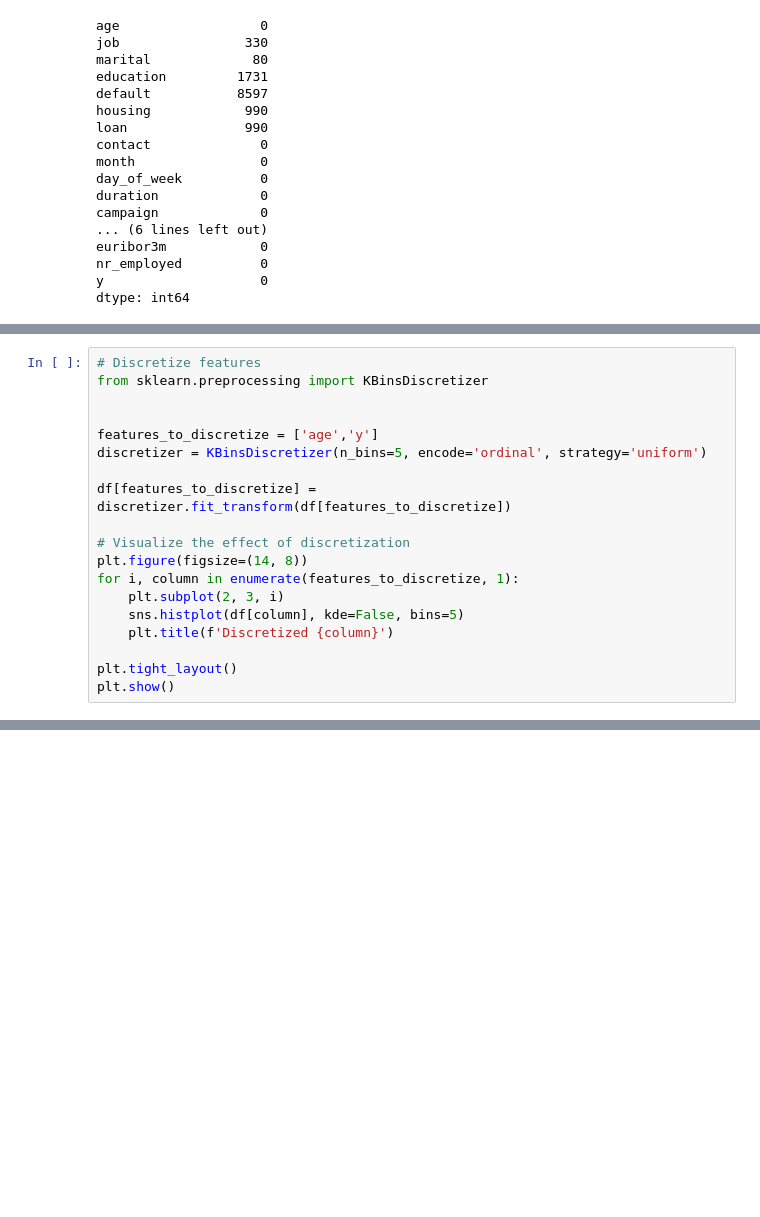
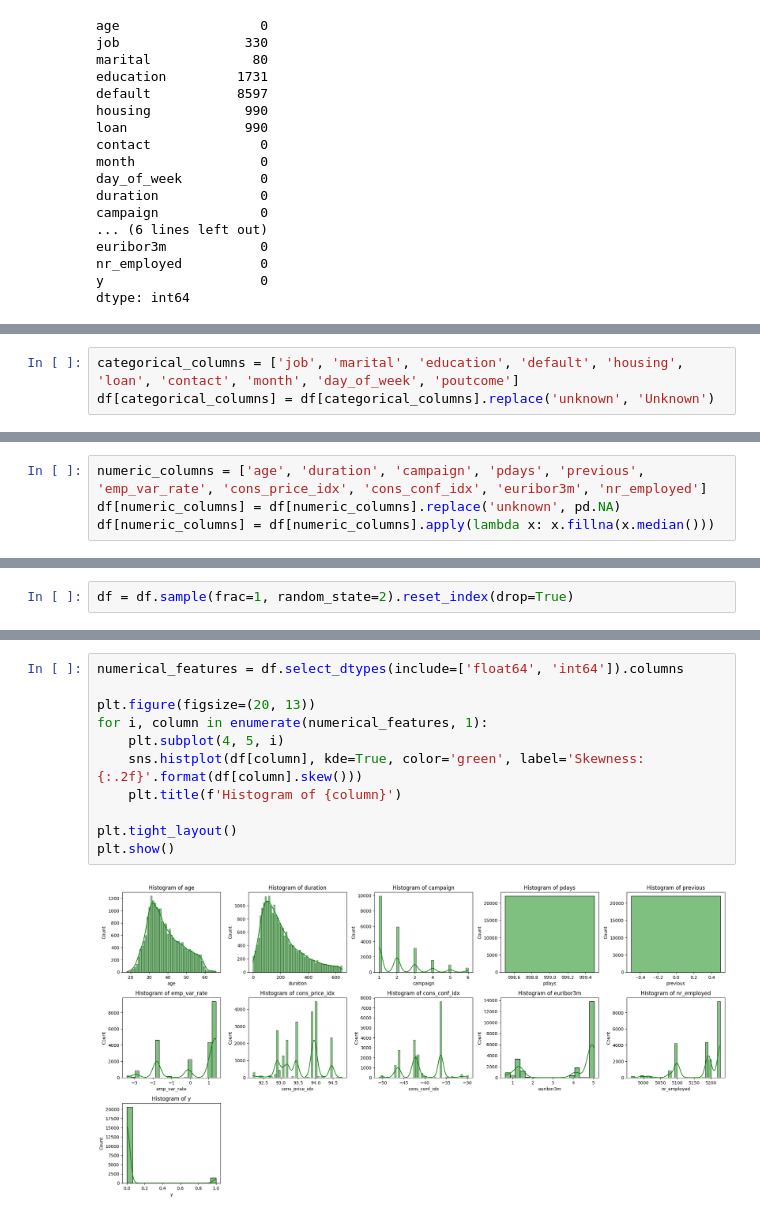
Before and after one commit to hasithaPerera2002/machine-learning-cw, a Jupyter notebook: Solution_Student_2022_P_1123.ipynb, the cells around one changed output, grey strips where cells are left out. Cells and saved outputs as stored; diff of their text form; blank space fills up the shorter version.

```diff
--- a/Solution_Student_2022_P_1123.ipynb
+++ b/Solution_Student_2022_P_1123.ipynb
@@ -291,19 +97,0 @@ memory usage: 3.0 MB
-# %%
-# Discretize features
-from sklearn.preprocessing import KBinsDiscretizer
-
-
-features_to_discretize = ['age','y']
-discretizer = KBinsDiscretizer(n_bins=5, encode='ordinal', strategy='uniform')
-
-df[features_to_discretize] = discretizer.fit_transform(df[features_to_discretize])
-
-# Visualize the effect of discretization
-plt.figure(figsize=(14, 8))
-for i, column in enumerate(features_to_discretize, 1):
-    plt.subplot(2, 3, i)
-    sns.histplot(df[column], kde=False, bins=5)
-    plt.title(f'Discretized {column}')
-
-plt.tight_layout()
-plt.show()
@@ -481,0 +100,3 @@ weighted avg       0.90      0.57      0.68      4984
+# %%
+categorical_columns = ['job', 'marital', 'education', 'default', 'housing', 'loan', 'contact', 'month', 'day_of_week', 'poutcome']
+df[categorical_columns] = df[categorical_columns].replace('unknown', 'Unknown')
@@ -481,0 +105,4 @@ weighted avg       0.90      0.57      0.68      4984
+# %%
+numeric_columns = ['age', 'duration', 'campaign', 'pdays', 'previous', 'emp_var_rate', 'cons_price_idx', 'cons_conf_idx', 'euribor3m', 'nr_employed']
+df[numeric_columns] = df[numeric_columns].replace('unknown', pd.NA)
+df[numeric_columns] = df[numeric_columns].apply(lambda x: x.fillna(x.median()))
@@ -481,0 +130,2 @@ weighted avg       0.90      0.57      0.68      4984
+# %%
+df = df.sample(frac=1, random_state=2).reset_index(drop=True)
@@ -481,0 +170,13 @@ weighted avg       0.90      0.57      0.68      4984
+# %%
+numerical_features = df.select_dtypes(include=['float64', 'int64']).columns
+
+plt.figure(figsize=(20, 13))
+for i, column in enumerate(numerical_features, 1):
+    plt.subplot(4, 5, i)
+    sns.histplot(df[column], kde=True, color='green', label='Skewness: {:.2f}'.format(df[column].skew()))
+    plt.title(f'Histogram of {column}')
+
+plt.tight_layout()
+plt.show()
+# %% [output]
+[figure, added]
```
Also changed, not shown: parts of 132 cells of this notebook, 1 other file.
